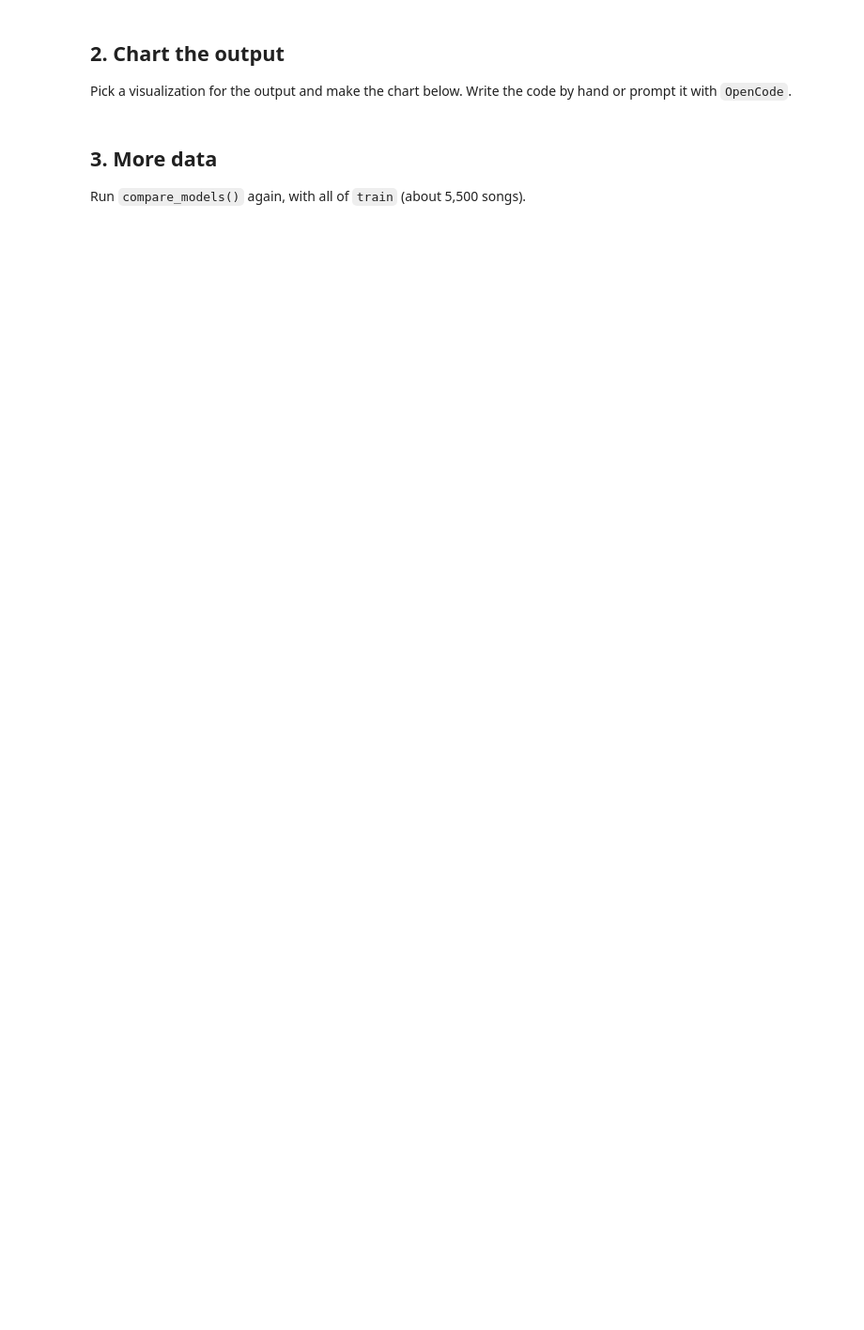
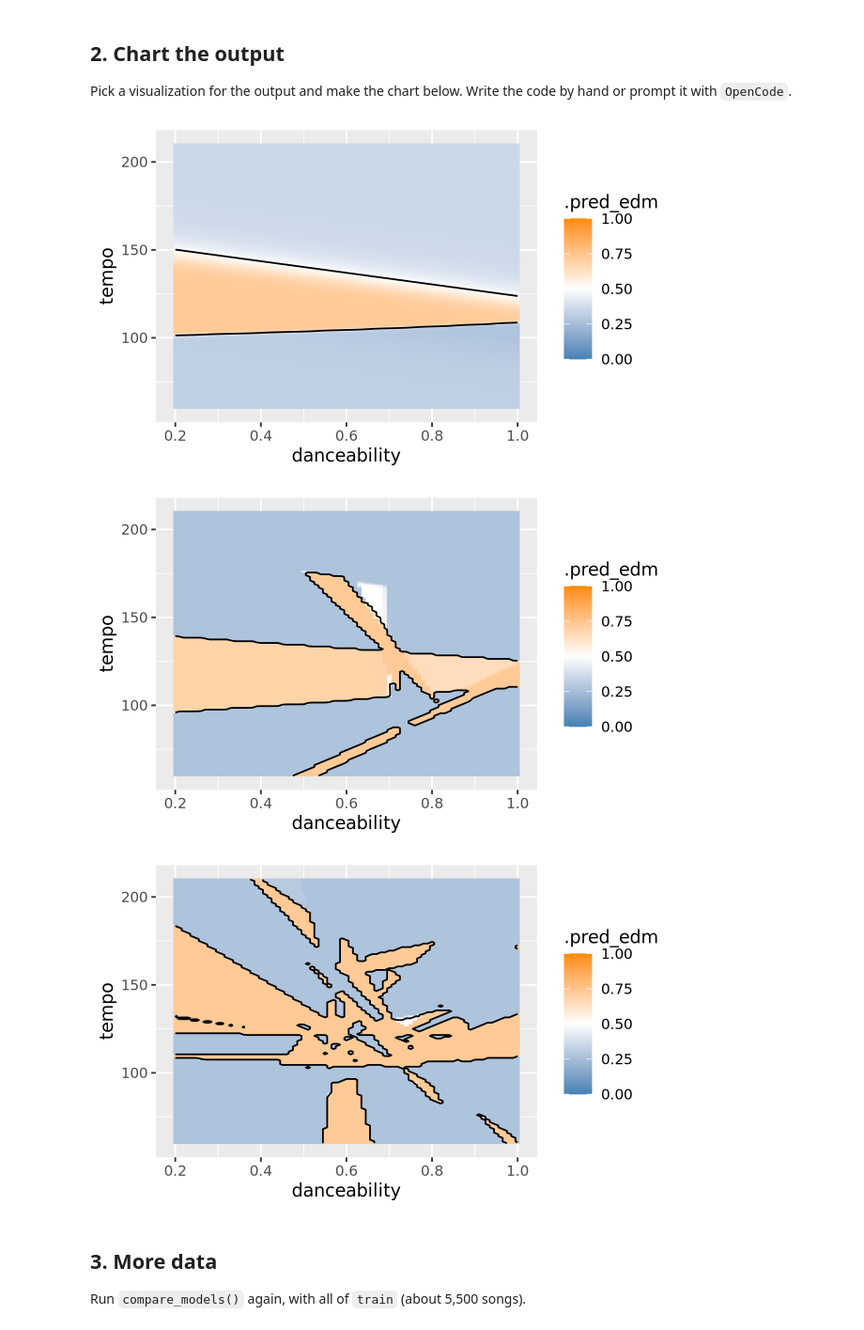
Before and after one commit to flocheung/bios512, a Jupyter notebook: exercises/16-nn-exercise.ipynb, the cells around one changed output. Shown at 94% size. Saved outputs shown, nothing was run; the diff lists cells and outputs as text; code cells hidden in the pictures; blank space fills up the shorter version.

```diff
--- a/exercises/16-nn-exercise.ipynb
+++ b/exercises/16-nn-exercise.ipynb
@@ -104,6 +120,31 @@ results_small
 Pick a visualization for the output and make the chart below. Write the code by hand or prompt it with `OpenCode`.
 # %%
 # Chart code goes here
+plot_boundary <- function(fit, grid) {
+    preds <- fit |>
+        predict(new_data = grid, type = 'prob') |>
+        bind_cols(grid)
+
+    ggplot(preds, aes(danceability, tempo)) +
+        geom_tile(aes(fill = .pred_edm)) +
+        geom_contour(aes(z = .pred_edm), breaks = 0.5, color = 'black') +
+        scale_fill_gradient2(low = 'steelblue', mid = 'white', high = 'darkorange',
+                             midpoint = 0.5, limits = c(0, 1))
+}
+
+grid <- crossing(danceability = seq(0.2, 1, by = 0.01), tempo = seq(60, 210, by = 1))
+
+nn_2 <- fit_nn(2, train_small)
+nn_10 <- fit_nn(10, train_small)
+nn_50 <- fit_nn(50, train_small)
+
+plot_boundary(nn_2, grid)
+plot_boundary(nn_10, grid)
+plot_boundary(nn_50, grid)
+# %% [output]
+[figure, added]
+[figure, added]
+[figure, added]
 # %% [markdown]
 ## 3. More data
 
```
Also changed, not shown: parts of 7 cells of this notebook, 1 other file.
